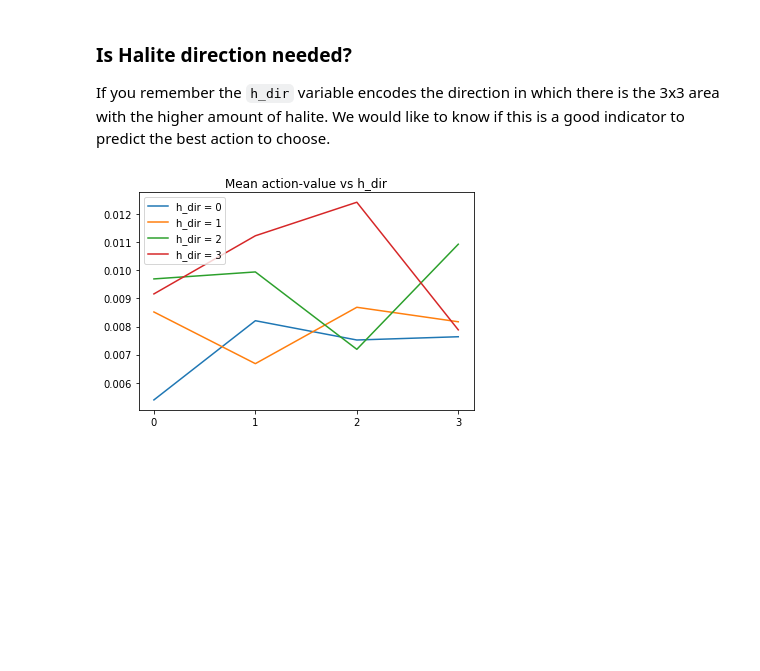
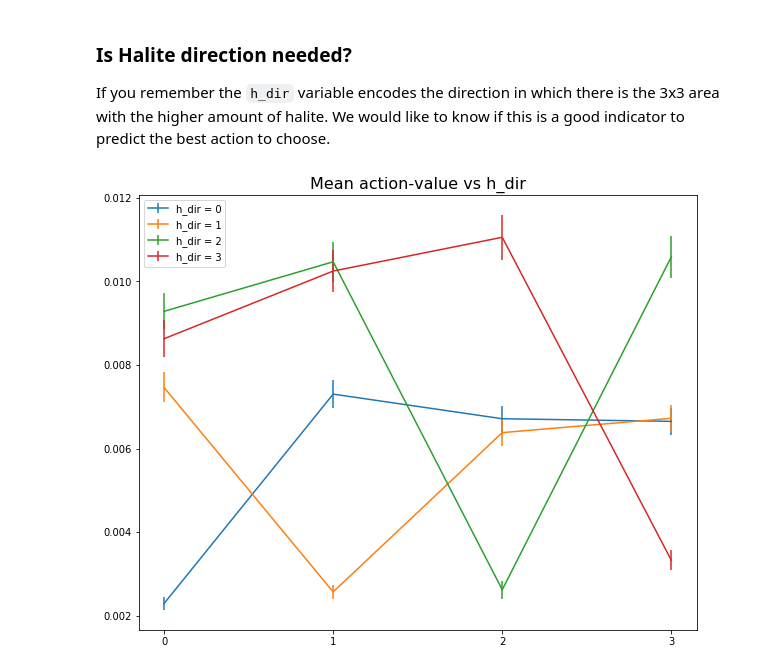
Before and after one commit to mango915/haliteRL, a Jupyter notebook: Tutorials/Tutorial_5_Visualizing_Learning.ipynb, the cells around one changed output. Cells and saved outputs as stored; diff of their text form; code cells hidden in the pictures; blank space fills up the shorter version.

```diff
--- a/Tutorials/Tutorial_5_Visualizing_Learning.ipynb
+++ b/Tutorials/Tutorial_5_Visualizing_Learning.ipynb
@@ -487,7 +487,7 @@ And here we go with our visualization! Isn't it cute?
 
 In this section we are going to do some exploratory analysis of the trained Q-values. Hopefully we will get some useful insights on how to improve our training method.
 # %%
-q_values = np.load("Q_values/Q_values.npy")
+q_values = np.load("Q_values/q_val_30batch.npy")
 # %% [markdown]
 ### Under-training issue
 
@@ -614,15 +614,26 @@ If you remember the `h_dir` variable encodes the direction in which there is the
 # %%
 q_cardinals = q_values[:,1:] # remove a=0 subset of moves
 HD_shape2 = (MAP_SIZE**2,)+tuple([3 for i in range(6)]) + (4,4)
 q_HD = q_cardinals.reshape(HD_shape2)
+plt.figure(figsize=(10,8))
 for i in range(4):
-    q_hdir0 = q_HD[...,i].reshape(-1,4) # select h_dir = 0, then reshape as a matrix (s',a)
-    nonzero = np.count_nonzero(q_hdir0, axis=0)
-    q_mean0 = q_hdir0.sum(axis=0)/nonzero # mean over non-zero elements
-    plt.plot(q_mean0, '-', label='h_dir = '+str(i))
+    q_hdir = q_HD[...,i].reshape(-1,4) # select h_dir = i, then reshape as a matrix (s',a)
+    #nonzero = np.count_nonzero(q_hdir0, axis=0)
+    #q_mean0 = q_hdir0.sum(axis=0)/nonzero # mean over non-zero elements
+    # compute standard deviation of non zero elements
+    q_mean = []
+    q_std = []
+    for j in range(4):
+        x = q_hdir[:,j]
+        x_filtered = x[x!=0]
+        mean = x_filtered.mean()
+        std = x_filtered.std()/np.sqrt(len(x_filtered)) #deviation of the mean
+        q_mean.append(mean)
+        q_std.append(std)
+    plt.errorbar(np.arange(4), q_mean, yerr = q_std, label='h_dir = '+str(i))
 plt.legend()
 plt.xticks([0,1,2,3])
-plt.title("Mean action-value vs h_dir")
+plt.title("Mean action-value vs h_dir", fontsize=16)
 plt.show()
 # %% [output]
-[figure, old version]
+[figure, new version]
```
Also changed, not shown: parts of 7 cells of this notebook.
